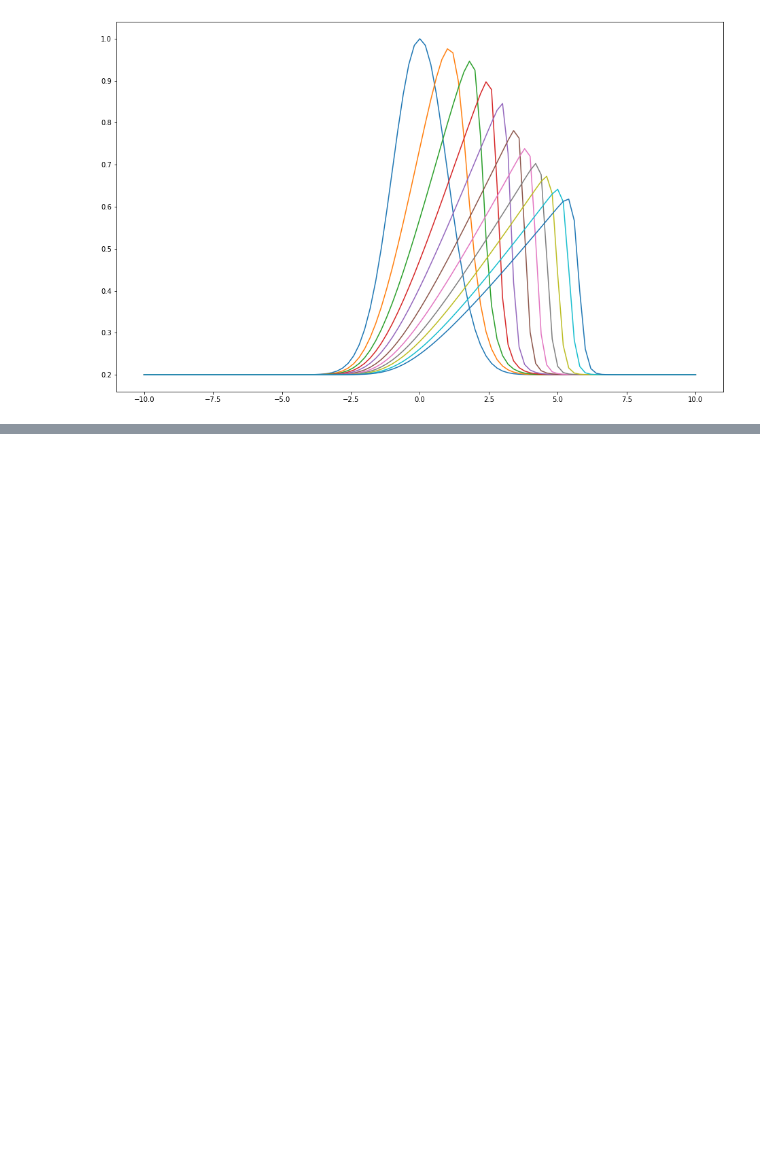
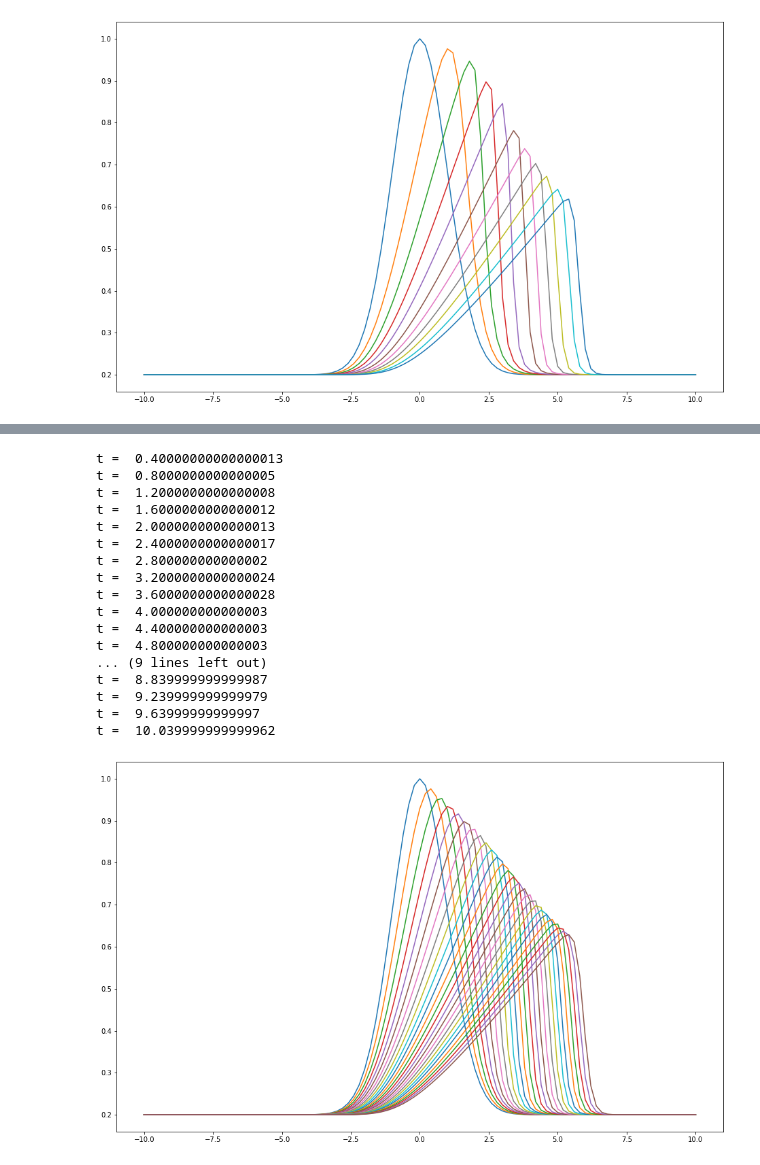
Before and after one commit to KennyWeeks/computational-physics-class-404-604-Spring-2022, a Jupyter notebook: hmwrk/Homework_7_03.25.2022.ipynb, the cells around one changed output, grey strips where cells are left out. Drawn from its saved outputs; the diff is of its cells as text; code cells hidden in the pictures; blank space fills up the shorter version.

```diff
--- a/hmwrk/Homework_7_03.25.2022.ipynb
+++ b/hmwrk/Homework_7_03.25.2022.ipynb
@@ -61,0 +108,42 @@ t =  10.080000000000007
+# %%
+fig = plt.figure(figsize=(16,10))
+tout = t + dtout
+plt.plot(x, UL)
+tp = [t]
+Up = np.copy(UL)
+while t < tend:
+    #The upstream method begins here
+    Uold = np.copy(UL)
+
+    #The velocity will never be less then zero, it will only change exponentially
+    for ix in range(1, Nx - 1):
+        UL[ix] = Uold[ix] - (Uold[ix]*dt)*(Uold[ix] - Uold[ix-1])/dx
+
+    t += dt
+
+    #saving the data for each step
+    if t >= tout:
+        tp.append(t)
+        plt.plot(x, UL, label=r"$t = {:.3G}$".format(t))
+        Up = np.vstack((Up, UL))
+        print("t = ", t)
+        tout += dtout
+# %% [output]
+t =  0.40000000000000013
+t =  0.8000000000000005
+t =  1.2000000000000008
+t =  1.6000000000000012
+t =  2.0000000000000013
+t =  2.4000000000000017
+t =  2.800000000000002
+t =  3.2000000000000024
+t =  3.6000000000000028
+t =  4.000000000000003
+t =  4.400000000000003
+t =  4.800000000000003
+... (9 lines left out)
+t =  8.839999999999987
+t =  9.239999999999979
+t =  9.63999999999997
+t =  10.039999999999962
+[figure, added]
```
Also changed, not shown: parts of 7 cells of this notebook.
